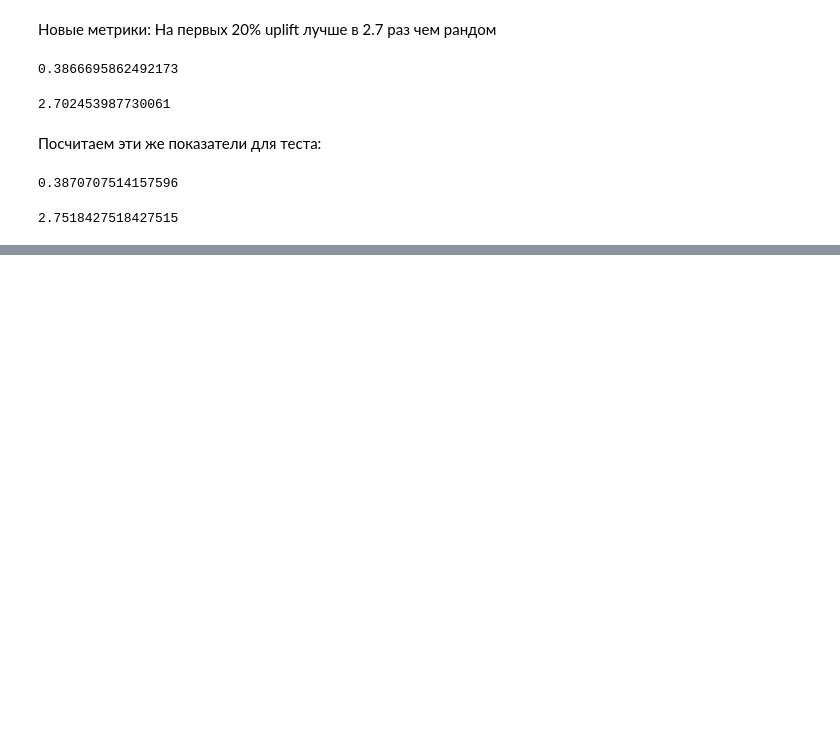
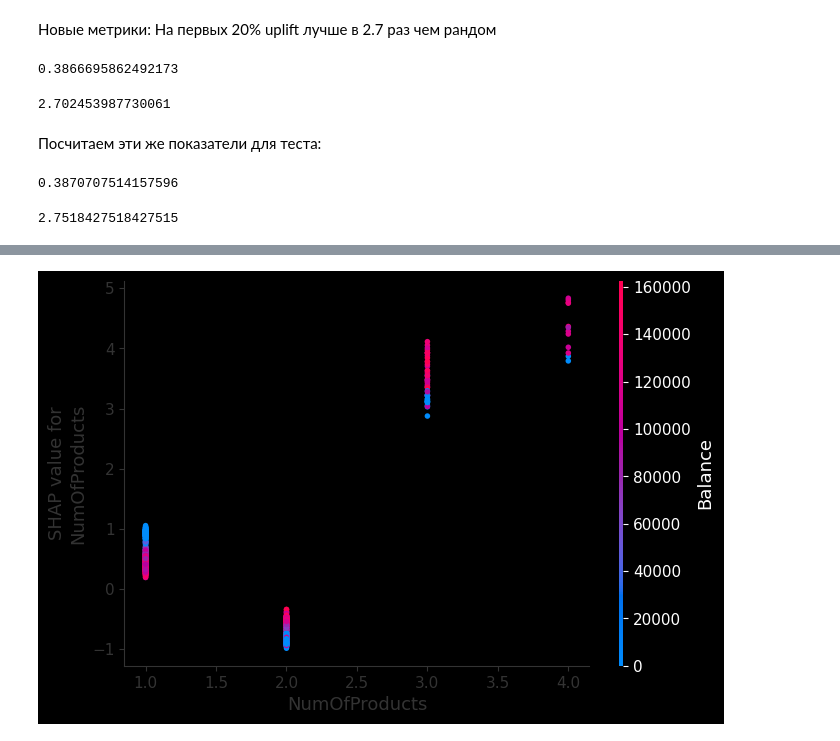
Before and after one commit to Zetis659/Data_Science_GM, a Jupyter notebook: 7.Classification/Classification.ipynb, the cells around one changed output, grey strips where cells are left out. Drawn from its saved outputs; the diff is of its cells as text; code cells hidden in the pictures; blank space fills up the shorter version.

```diff
--- a/7.Classification/Classification.ipynb
+++ b/7.Classification/Classification.ipynb
@@ -598,0 +1027,4 @@ uplift(test, 'score_prod_age', 0.2)
+# %%
+shap.dependence_plot('NumOfProducts', shap_values, test[X])
+# %% [output]
+[figure, added]
```
Also changed, not shown: parts of 92 cells of this notebook, 6 other files.
